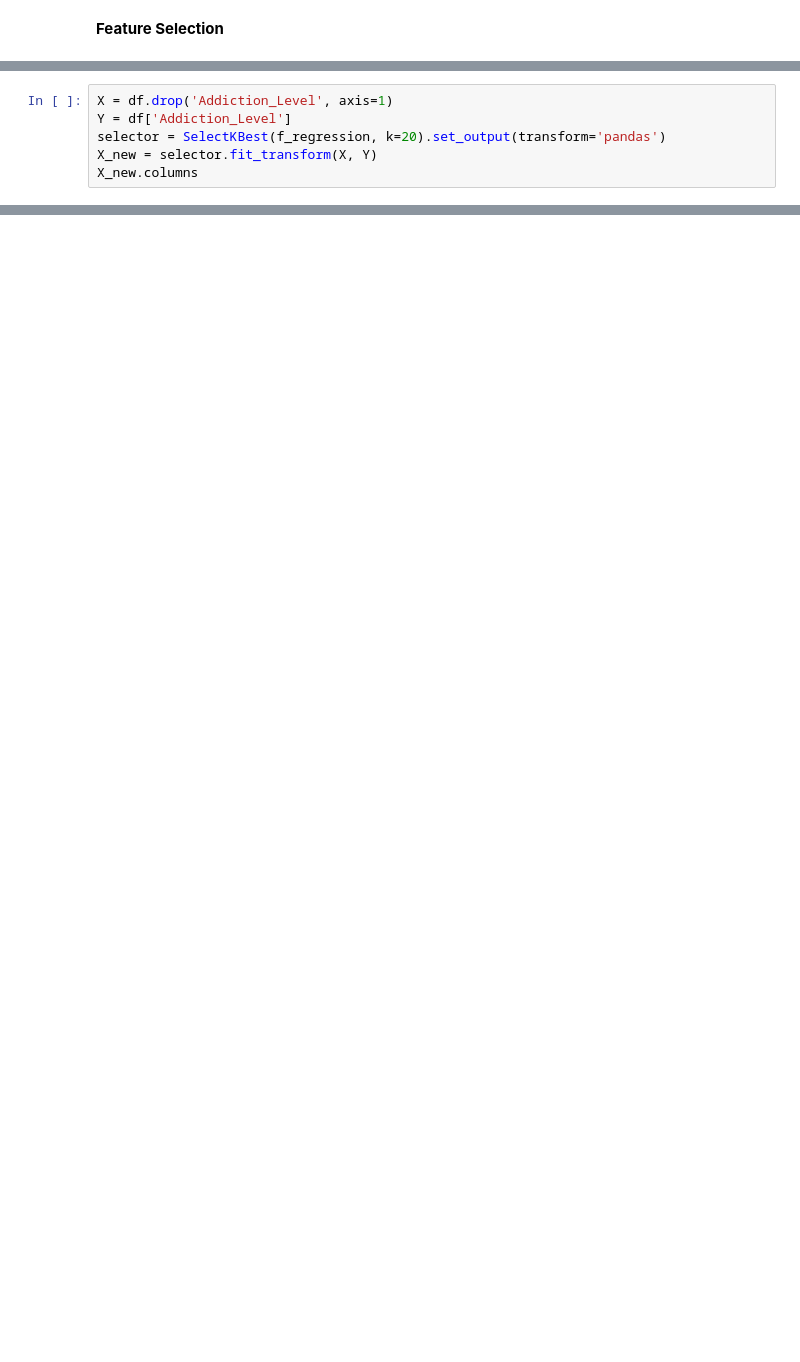
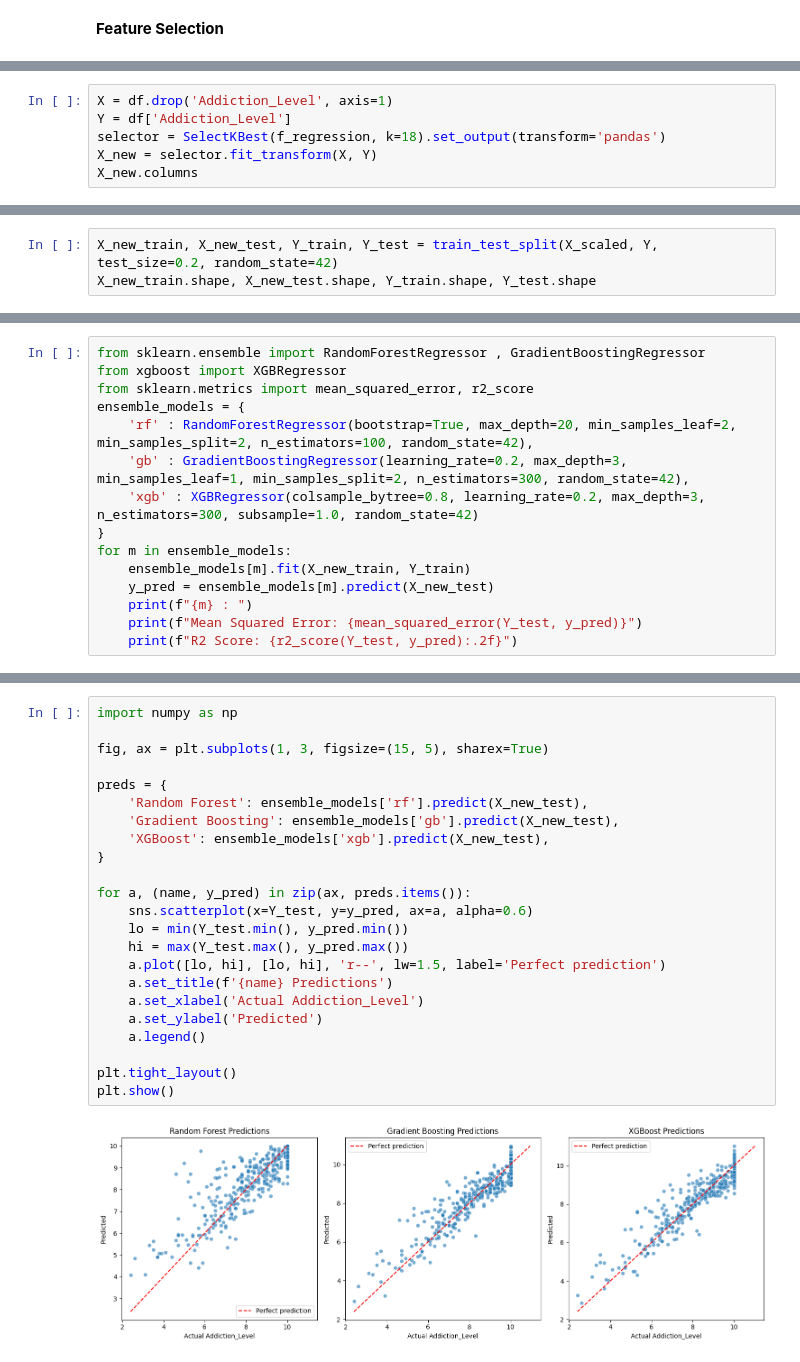
Before and after one commit to Superkai017/Smartphone-Addiction-Warning-System-Rebuild-, a Jupyter notebook: notebook/modelling.ipynb, the cells around one changed output, grey strips where cells are left out. Drawn from its saved outputs; the diff is of its cells as text; blank space fills up the shorter version.

```diff
--- a/notebook/modelling.ipynb
+++ b/notebook/modelling.ipynb
@@ -26,7 +58,7 @@ plt.show()
 # %%
 X = df.drop('Addiction_Level', axis=1)
 Y = df['Addiction_Level']
-selector = SelectKBest(f_regression, k=20).set_output(transform='pandas')
+selector = SelectKBest(f_regression, k=18).set_output(transform='pandas')
 X_new = selector.fit_transform(X, Y)
 X_new.columns
 # %% [output]
@@ -40,0 +90,3 @@ NameError: name 'StandardScaler' is not defined
+# %%
+X_new_train, X_new_test, Y_train, Y_test = train_test_split(X_scaled, Y, test_size=0.2, random_state=42)
+X_new_train.shape, X_new_test.shape, Y_train.shape, Y_test.shape
@@ -40,0 +251,15 @@ NameError: name 'StandardScaler' is not defined
+# %%
+from sklearn.ensemble import RandomForestRegressor , GradientBoostingRegressor
+from xgboost import XGBRegressor
+from sklearn.metrics import mean_squared_error, r2_score
+ensemble_models = {
+    'rf' : RandomForestRegressor(bootstrap=True, max_depth=20, min_samples_leaf=2, min_samples_split=2, n_estimators=100, random_state=42),
+    'gb' : GradientBoostingRegressor(learning_rate=0.2, max_depth=3, min_samples_leaf=1, min_samples_split=2, n_estimators=300, random_state=42),
+    'xgb' : XGBRegressor(colsample_bytree=0.8, learning_rate=0.2, max_depth=3, n_estimators=300, subsample=1.0, random_state=42)
+}
+for m in ensemble_models:
+    ensemble_models[m].fit(X_new_train, Y_train)
+    y_pred = ensemble_models[m].predict(X_new_test)
+    print(f"{m} : ")
+    print(f"Mean Squared Error: {mean_squared_error(Y_test, y_pred)}")
+    print(f"R2 Score: {r2_score(Y_test, y_pred):.2f}")
@@ -40,0 +276,25 @@ NameError: name 'StandardScaler' is not defined
+# %%
+import numpy as np
+
+fig, ax = plt.subplots(1, 3, figsize=(15, 5), sharex=True)
+
+preds = {
+    'Random Forest': ensemble_models['rf'].predict(X_new_test),
+    'Gradient Boosting': ensemble_models['gb'].predict(X_new_test),
+    'XGBoost': ensemble_models['xgb'].predict(X_new_test),
+}
+
+for a, (name, y_pred) in zip(ax, preds.items()):
+    sns.scatterplot(x=Y_test, y=y_pred, ax=a, alpha=0.6)
+    lo = min(Y_test.min(), y_pred.min())
+    hi = max(Y_test.max(), y_pred.max())
+    a.plot([lo, hi], [lo, hi], 'r--', lw=1.5, label='Perfect prediction')
+    a.set_title(f'{name} Predictions')
+    a.set_xlabel('Actual Addiction_Level')
+    a.set_ylabel('Predicted')
+    a.legend()
+
+plt.tight_layout()
+plt.show()
+# %% [output]
+[figure, added]
```
Also changed, not shown: parts of 14 cells of this notebook, 3 other files.
